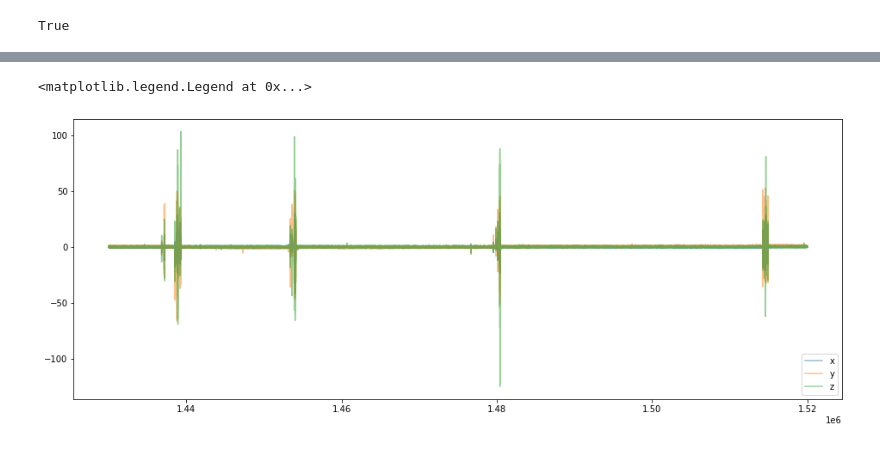
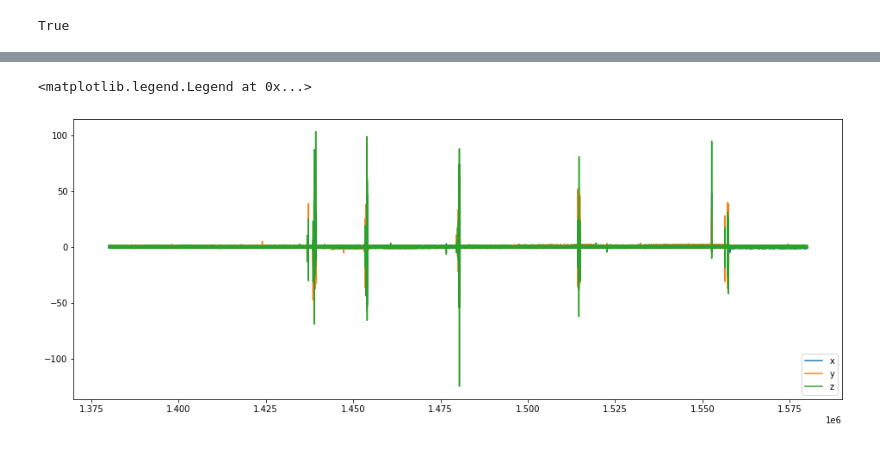
Before and after one commit to juliansaar/Innoprojekt, a Jupyter notebook: tsfresh_scaled_large.ipynb, the cells around one changed output, grey strips where cells are left out. Saved outputs shown, nothing was run; the diff lists cells and outputs as text; code cells hidden in the pictures.

```diff
--- a/tsfresh_scaled_large.ipynb
+++ b/tsfresh_scaled_large.ipynb
@@ -59,5 +59,6 @@ plt.legend(loc=4)
 # %%
-df_small = df[1480000-50000:1480000+40000]
+df_small = df[1480000-100000:1480000+100000]
+#df_small = df
 # %%
 df_small
 # %% [output]
@@ -313,10 +315,10 @@ ax.scatter(x, labels)
 # %%
 fig, ax = plt.subplots(figsize=(16,6))
-ax.plot(df_small.time, df_small.x, label="x", alpha=0.5)
-ax.plot(df_small.time, df_small.y, label='y', alpha=0.5)
-ax.plot(df_small.time, df_small.z, label='z', alpha=0.5)
+ax.plot(df_small.time, df_small.x, label='x')
+ax.plot(df_small.time, df_small.y, label='y')
+ax.plot(df_small.time, df_small.z, label='z')
 
 plt.legend(loc=4)
 # %% [output]
 <matplotlib.legend.Legend at 0x...>
-[figure, old version]
+[figure, new version]
```
Also changed, not shown: parts of 20 cells of this notebook.
